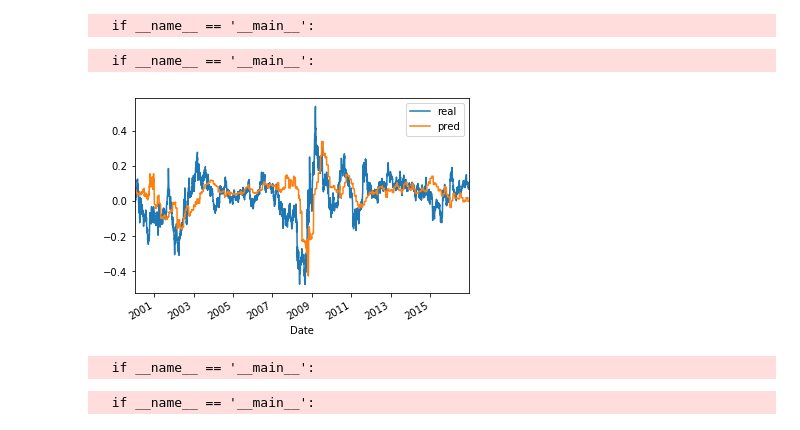
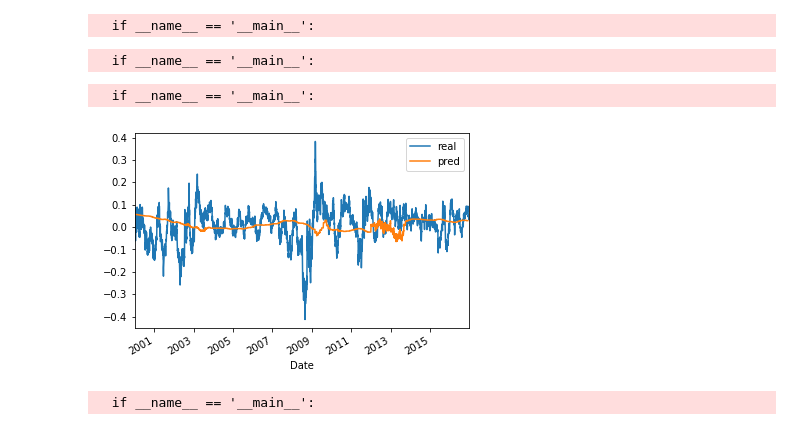
Before and after one commit to davidehamil/Linear_Forecasting, a Jupyter notebook: PredictorClass_final.ipynb, the cells around one changed output. Cells and saved outputs as stored; diff of their text form; code cells hidden in the pictures.

```diff
--- a/PredictorClass_final.ipynb
+++ b/PredictorClass_final.ipynb
@@ -318,17 +325,3 @@ corr_pred.to_csv(folder + "PredReturn_corrLR.csv", header = True)
-# %%
-# Real time correlation screen, without transformation
-model4 = ReturnPredictor(xxx,yyy,
-                      Selector = realTimeCorrSelector,
-                      model = LinearRegression(),
-                      useTransformation = False,
-                      threshold = 0.2
-                     )
-model4.fitAll()
-model4.plotAllPrediction()
-#model4.Y_pred.to_csv(folder + "realCorrLR.csv")
-# %% [output]
-  if __name__ == '__main__':
-[figure, removed]
 # %%
 # Real time correlation screen, without transformation
 realCorr_pred = pd.DataFrame()
@@ -351,3 +344,16 @@ realCorr_pred.to_csv(folder + "PredReturn_realCorrLR.csv")
+# %%
+# Elastic Net regression
+model5 = ReturnPredictor(xxx,yyy,
+                  Selector = VariableSelector,
+                  model = ElasticNet(alpha = 0.3,
+                                    l1_ratio = 0.8),
+                  useTransformation = False,
+                 )
+model5.fitAll()
+model5.plotAllPrediction()
+# %% [output]
+  if __name__ == '__main__':
+[figure, added]
 # %%
 # Elastic Net regression
 en_pred = pd.DataFrame()
```
Also changed, not shown: parts of 18 cells of this notebook.
